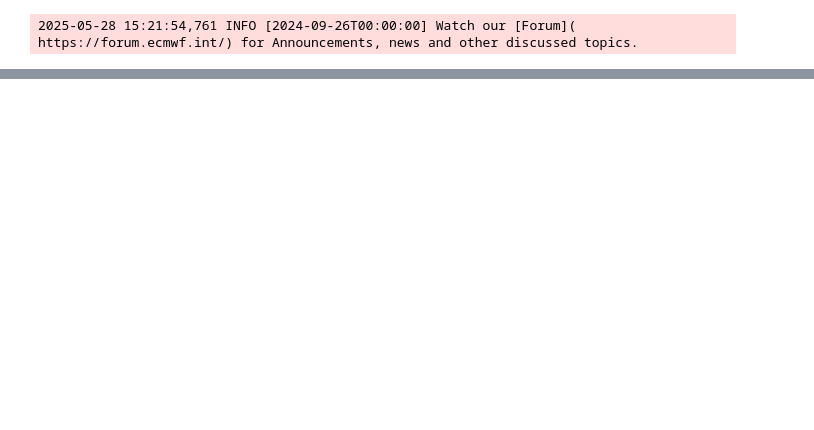
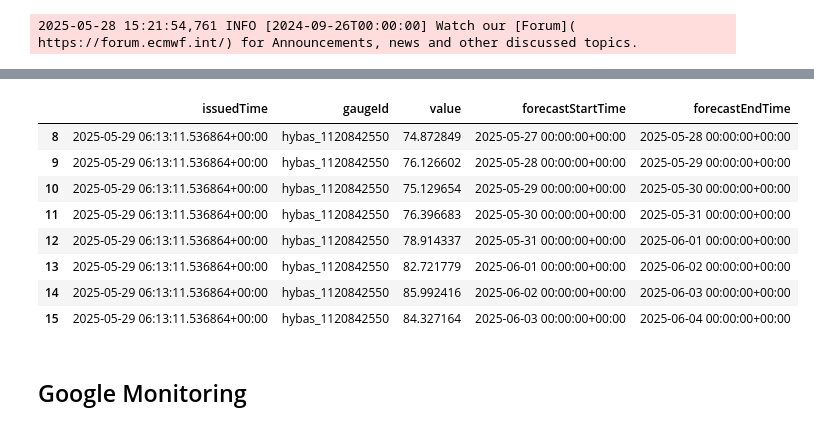
Before and after one commit to OCHA-DAP/ds-aa-nga-flooding, a Jupyter notebook: exploration/get_glofas.ipynb, the cells around one changed output, grey strips where cells are left out. Cells and saved outputs as stored; diff of their text form; code cells hidden in the pictures; blank space fills up the shorter version.

```diff
--- a/exploration/get_glofas.ipynb
+++ b/exploration/get_glofas.ipynb
@@ -165,0 +205,14 @@ plt.tight_layout()
+# %%
+df
+# %% [output]
+|  | issuedTime | gaugeId | value | forecastStartTime | forecastEndTime |
+| 8 | 2025-05-29 06:13:11.536864+00:00 | hybas_1120842550 | 74.872849 | 2025-05-27 00:00:00+00:00 | 2025-05-28 00:00:00+00:00 |
+| 9 | 2025-05-29 06:13:11.536864+00:00 | hybas_1120842550 | 76.126602 | 2025-05-28 00:00:00+00:00 | 2025-05-29 00:00:00+00:00 |
+| 10 | 2025-05-29 06:13:11.536864+00:00 | hybas_1120842550 | 75.129654 | 2025-05-29 00:00:00+00:00 | 2025-05-30 00:00:00+00:00 |
+| 11 | 2025-05-29 06:13:11.536864+00:00 | hybas_1120842550 | 76.396683 | 2025-05-30 00:00:00+00:00 | 2025-05-31 00:00:00+00:00 |
+| 12 | 2025-05-29 06:13:11.536864+00:00 | hybas_1120842550 | 78.914337 | 2025-05-31 00:00:00+00:00 | 2025-06-01 00:00:00+00:00 |
+| 13 | 2025-05-29 06:13:11.536864+00:00 | hybas_1120842550 | 82.721779 | 2025-06-01 00:00:00+00:00 | 2025-06-02 00:00:00+00:00 |
+| 14 | 2025-05-29 06:13:11.536864+00:00 | hybas_1120842550 | 85.992416 | 2025-06-02 00:00:00+00:00 | 2025-06-03 00:00:00+00:00 |
+| 15 | 2025-05-29 06:13:11.536864+00:00 | hybas_1120842550 | 84.327164 | 2025-06-03 00:00:00+00:00 | 2025-06-04 00:00:00+00:00 |
+# %% [markdown]
+## Google Monitoring
```
Also changed, not shown: parts of 19 cells of this notebook.
